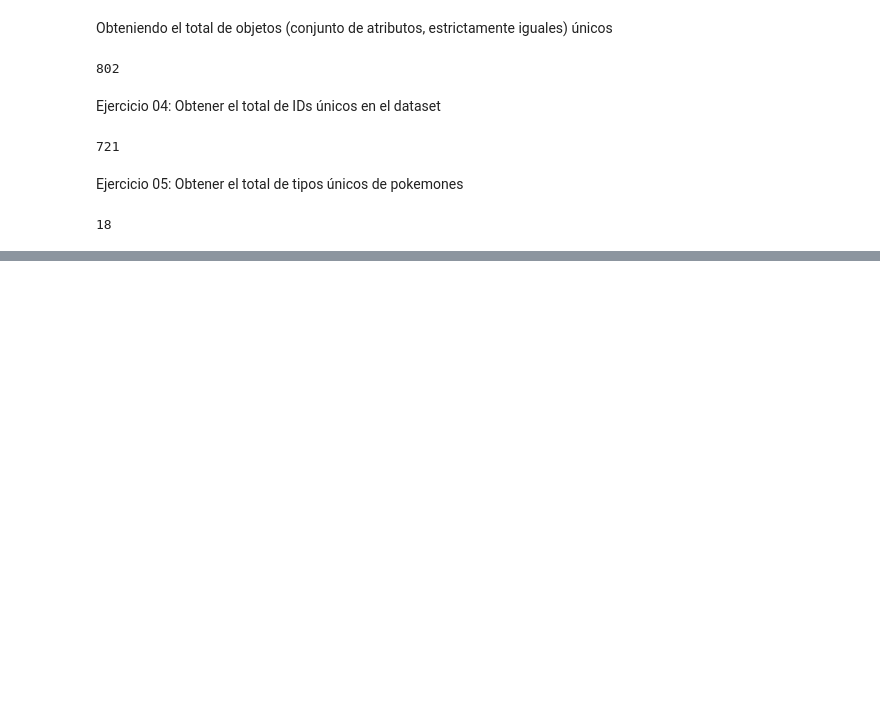
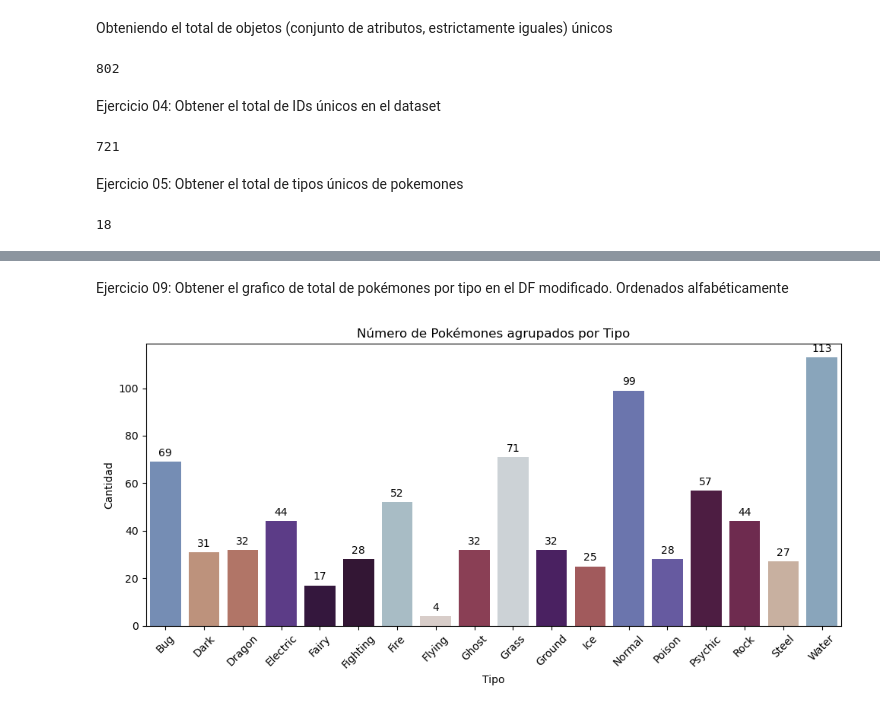
Before and after one commit to RufinoAngel/ECBD_9B_IDGS_Practicas_230499, a Jupyter notebook: Practica05/Practica05.ipynb, the cells around one changed output, grey strips where cells are left out. Cells and saved outputs as stored; diff of their text form; code cells hidden in the pictures; blank space fills up the shorter version.

Commit message:
Practica 05
Se han realizado ejercicios y ejemplos terminando el ejercicio 13

```diff
--- a/Practica05/Practica05.ipynb
+++ b/Practica05/Practica05.ipynb
@@ -392,0 +528,33 @@ pokemons['Type 1'].nunique()
+# %% [markdown]
+Ejercicio 09: Obtener el grafico de total de pokémones por tipo en el DF modificado. Ordenados alfabéticamente
+# %%
+plt.figure(figsize=(10, 5))
+
+# Generamos el orden alfabético limpio de nulos
+orden_alfabetico = sorted(pokemons['Type'].dropna().unique())
+
+ax = sns.countplot(
+    data=pokemons,
+    x='Type',
+    hue='Type',
+    order=orden_alfabetico,  # <--- Agregamos esto para mantener el orden alfabético
+    palette='twilight',
+    legend=False
+)
+
+# Agregar totales en la parte superior de cada barra
+for container in ax.containers:
+    ax.bar_label(
+        container,
+        label_type='edge',
+        padding=3
+    )
+
+plt.title('Número de Pokémones agrupados por Tipo')
+plt.xlabel('Tipo')
+plt.ylabel('Cantidad')
+plt.xticks(rotation=45)
+plt.tight_layout()
+plt.show()
+# %% [output]
+[figure, added]
```
Also changed, not shown: parts of 41 cells of this notebook.
